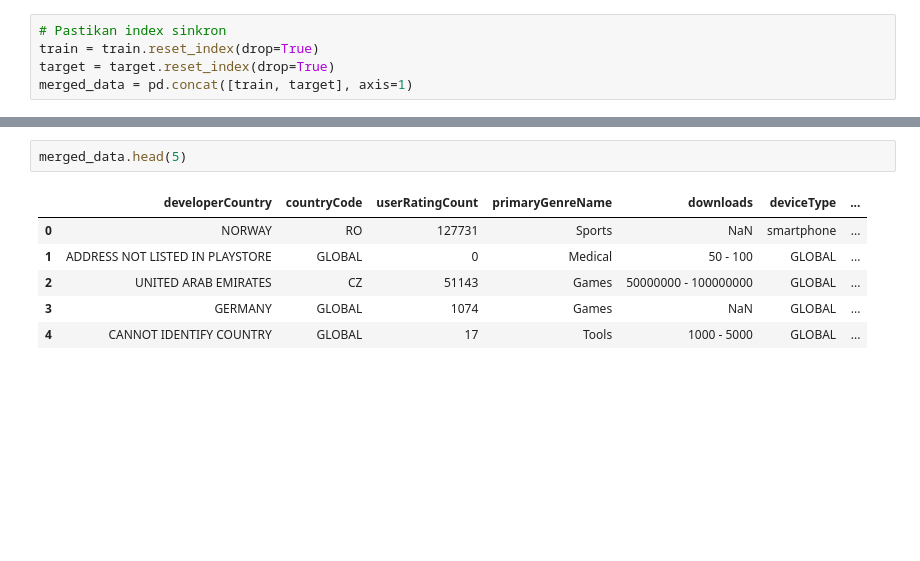
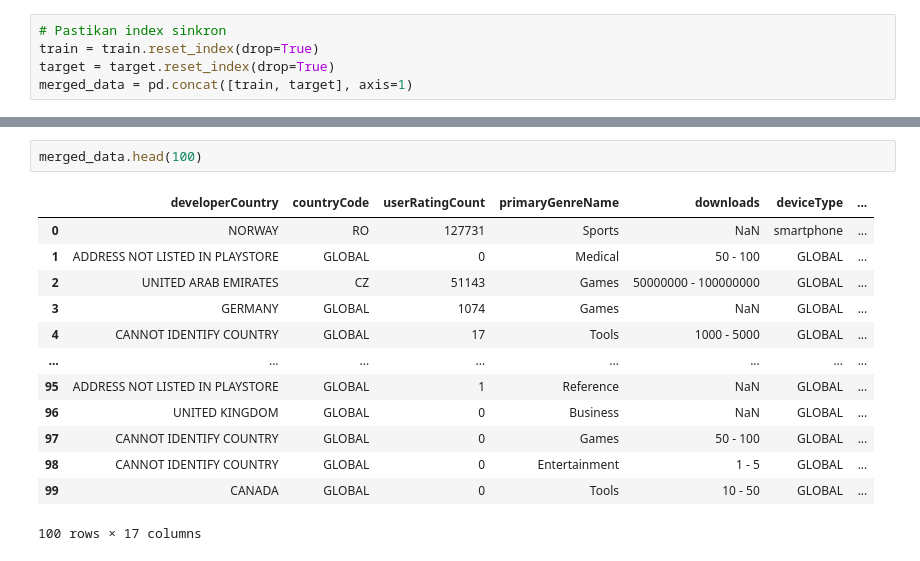
Before and after one commit to catherinealicia08/Find-IT-2025, a Jupyter notebook: COPPA.ipynb, the cells around one changed output, grey strips where cells are left out. Cells and saved outputs as stored; diff of their text form; blank space fills up the shorter version.

```diff
--- a/COPPA.ipynb
+++ b/COPPA.ipynb
@@ -30,11 +88,18 @@ Data columns (total 17 columns):
 dtypes: bool(1), float64(4), int64(1), object(11)
 memory usage: 882.0+ KB
 # %%
-merged_data.head(5)
+merged_data.head(100)
 # %% [output]
 |  | developerCountry | countryCode | userRatingCount | primaryGenreName | downloads | deviceType | ... |
 | 0 | NORWAY | RO | 127731 | Sports | NaN | smartphone | ... |
 | 1 | ADDRESS NOT LISTED IN PLAYSTORE | GLOBAL | 0 | Medical | 50 - 100 | GLOBAL | ... |
 | 2 | UNITED ARAB EMIRATES | CZ | 51143 | Games | 50000000 - 100000000 | GLOBAL | ... |
 | 3 | GERMANY | GLOBAL | 1074 | Games | NaN | GLOBAL | ... |
 | 4 | CANNOT IDENTIFY COUNTRY | GLOBAL | 17 | Tools | 1000 - 5000 | GLOBAL | ... |
+| ... | ... | ... | ... | ... | ... | ... | ... |
+| 95 | ADDRESS NOT LISTED IN PLAYSTORE | GLOBAL | 1 | Reference | NaN | GLOBAL | ... |
+| 96 | UNITED KINGDOM | GLOBAL | 0 | Business | NaN | GLOBAL | ... |
+| 97 | CANNOT IDENTIFY COUNTRY | GLOBAL | 0 | Games | 50 - 100 | GLOBAL | ... |
+| 98 | CANNOT IDENTIFY COUNTRY | GLOBAL | 0 | Entertainment | 1 - 5 | GLOBAL | ... |
+| 99 | CANADA | GLOBAL | 0 | Tools | 10 - 50 | GLOBAL | ... |
+100 rows × 17 columns
```
Also changed, not shown: parts of 3 cells of this notebook.
